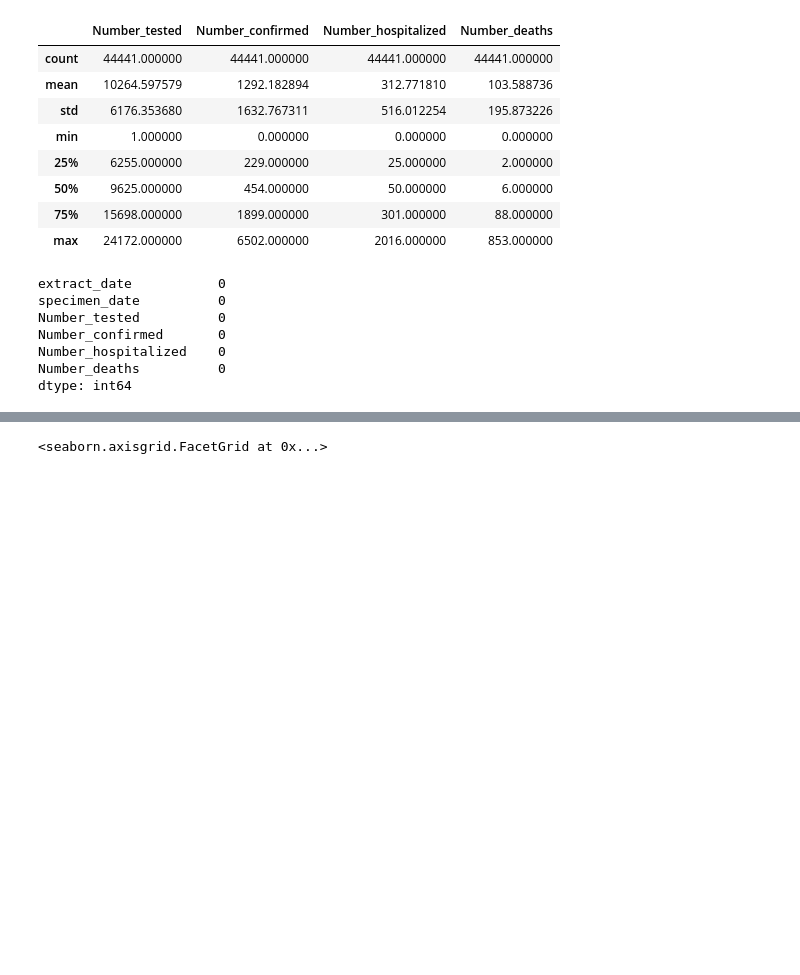
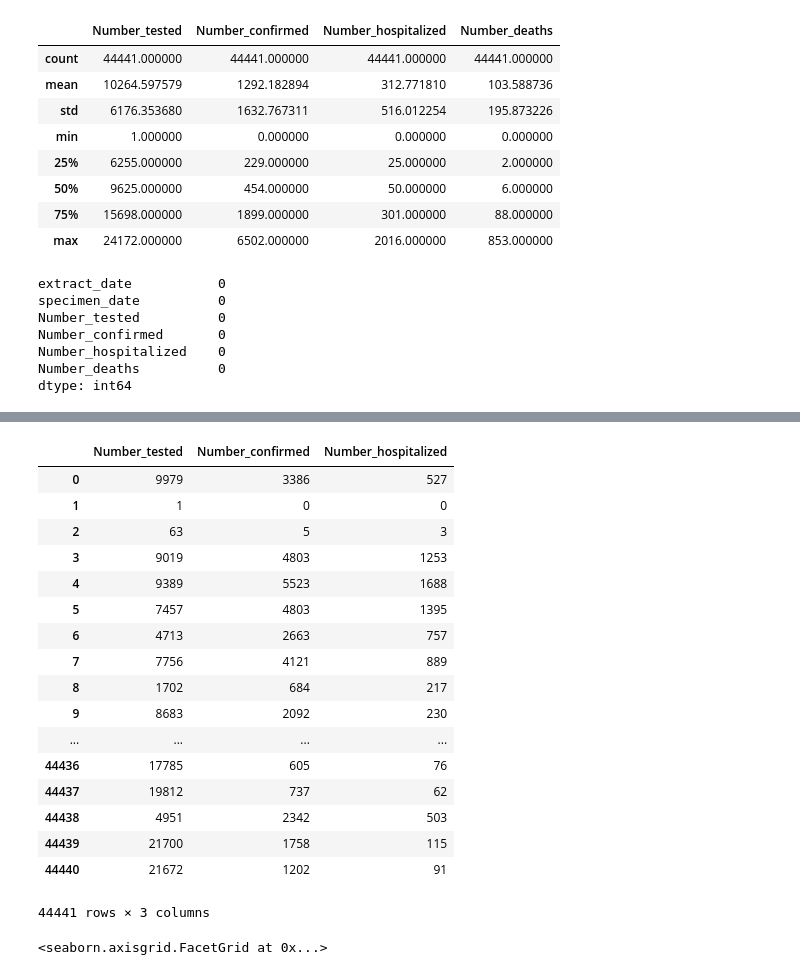
Before and after one commit to Arifa-B/Predictive-Analysis-of-COVID-19-Mortality-Rate, a Jupyter notebook: Predictive Analysis - Number of COVID-19 Deaths.ipynb, the cells around one changed output, grey strips where cells are left out. Saved outputs shown, nothing was run; the diff lists cells and outputs as text; code cells hidden in the pictures; blank space fills up the shorter version.

```diff
--- a/Predictive Analysis - Number of COVID-19 Deaths.ipynb
+++ b/Predictive Analysis - Number of COVID-19 Deaths.ipynb
@@ -59,3 +80,25 @@ dtype: int64
+# %%
+X = data.drop(['Number_deaths', 'specimen_date', 'extract_date'], axis=1)
+X
+# %% [output]
+|  | Number_tested | Number_confirmed | Number_hospitalized |
+| 0 | 9979 | 3386 | 527 |
+| 1 | 1 | 0 | 0 |
+| 2 | 63 | 5 | 3 |
+| 3 | 9019 | 4803 | 1253 |
+| 4 | 9389 | 5523 | 1688 |
+| 5 | 7457 | 4803 | 1395 |
+| 6 | 4713 | 2663 | 757 |
+| 7 | 7756 | 4121 | 889 |
+| 8 | 1702 | 684 | 217 |
+| 9 | 8683 | 2092 | 230 |
+| ... | ... | ... | ... |
+| 44436 | 17785 | 605 | 76 |
+| 44437 | 19812 | 737 | 62 |
+| 44438 | 4951 | 2342 | 503 |
+| 44439 | 21700 | 1758 | 115 |
+| 44440 | 21672 | 1202 | 91 |
+44441 rows × 3 columns
 # %%
 sns.relplot(x='Number_tested', y='Number_confirmed', data=data)
 # %% [output]
```
Also changed, not shown: parts of 19 cells of this notebook.
